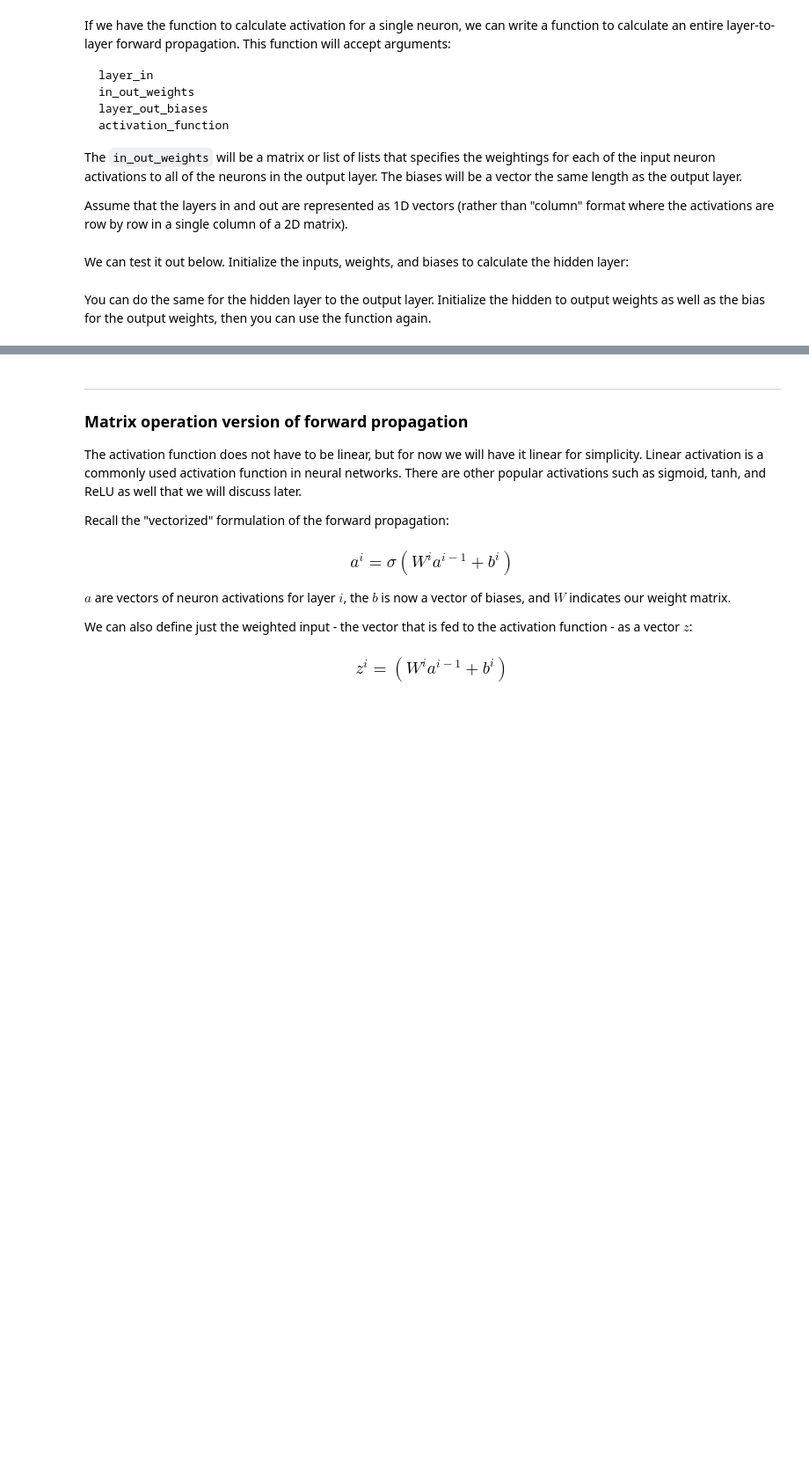
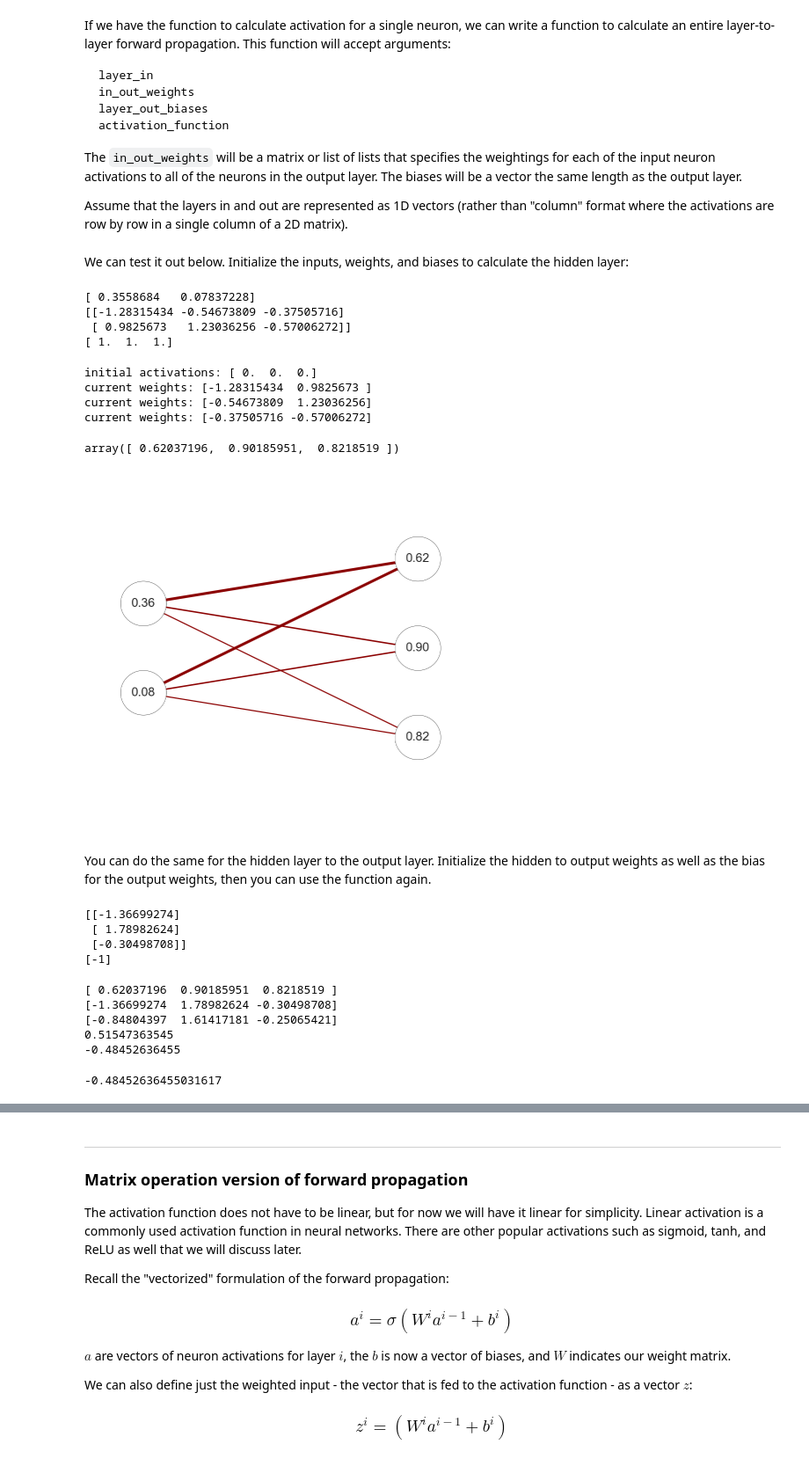
Before and after one commit to austinmwhaley/DSI-SF-4-austinmwhaley, a Jupyter notebook: curriculum/week-11/4.1-nnet-backprop/neural-networks-backpropagation.ipynb, the cells around one changed output, grey strips where cells are left out. Shown at 88% size. Saved outputs shown, nothing was run; the diff lists cells and outputs as text; code cells hidden in the pictures; blank space fills up the shorter version.

```diff
--- a/curriculum/week-11/4.1-nnet-backprop/neural-networks-backpropagation.ipynb
+++ b/curriculum/week-11/4.1-nnet-backprop/neural-networks-backpropagation.ipynb
@@ -129,0 +142,8 @@ First write a function to calculate the activation of a **single** neuron given
+# %%
+def single_activation(neurons, neuron_weights, bias, activation_func=linear):
+    activation = 0.
+    for n, w in zip(neurons, neuron_weights):
+        activation += n*w
+    activation += bias
+    activation = activation_func(activation)
+    return activation
@@ -138,7 +169,73 @@ If we have the function to calculate activation for a single neuron, we can writ
 The `in_out_weights` will be a matrix or list of lists that specifies the weightings for each of the input neuron activations to all of the neurons in the output layer. The biases will be a vector the same length as the output layer.
 
 Assume that the layers in and out are represented as 1D vectors (rather than "column" format where the activations are row by row in a single column of a 2D matrix).
+# %%
+def layer_activation(layer_in, in_out_weights, out_biases, activation_func=linear):
+    activations = np.zeros(in_out_weights.shape[1])
+    print 'initial activations:', activations
+    for col in range(in_out_weights.shape[1]):
+        current_weights = in_out_weights[:, col]
+        print 'current weights:', current_weights
+        current_bias = out_biases[col]
+        activations[col] = single_activation(layer_in, current_weights, current_bias,
+                                             activation_func=activation_func)
+    return activations
 # %% [markdown]
 We can test it out below. Initialize the inputs, weights, and biases to calculate the hidden layer:
+# %%
+input_act = np.random.uniform(-1, 1, size=2)
+input_to_hidden = np.random.randn(2, 3)
+hidden_biases = np.ones(3)
+
+print input_act
+print input_to_hidden
+print hidden_biases
+# %% [output]
+[ 0.3558684   0.07837228]
+[[-1.28315434 -0.54673809 -0.37505716]
+ [ 0.9825673   1.23036256 -0.57006272]]
+[ 1.  1.  1.]
+# %%
+hidden_act = layer_activation(input_act, input_to_hidden, hidden_biases)
+hidden_act
+# %% [output]
+initial activations: [ 0.  0.  0.]
+current weights: [-1.28315434  0.9825673 ]
+current weights: [-0.54673809  1.23036256]
+current weights: [-0.37505716 -0.57006272]
+array([ 0.62037196,  0.90185951,  0.8218519 ])
+# %%
+fig, ax = plt.subplots(figsize=(7, 7))
+ax.axis('off')
+draw_neural_net(ax, [2, 3], layer_activations=[input_act, hidden_act],
+                weights=input_to_hidden)
+# %% [output]
+[figure, added]
 # %% [markdown]
 You can do the same for the hidden layer to the output layer. Initialize the hidden to output weights as well as the bias for the output weights, then you can use the function again.
+# %%
+hidden_to_output = np.random.randn(3,1)
+print hidden_to_output
+output_bias = np.array([-1])
+print output_bias
+# %% [output]
+[[-1.36699274]
+ [ 1.78982624]
+ [-0.30498708]]
+[-1]
+# %%
+print hidden_act
+print hidden_to_output.T[0]
+print hidden_act * hidden_to_output.T[0]
+print np.sum(hidden_act * hidden_to_output.T[0])
+print np.sum(hidden_act * hidden_to_output.T[0]) -1
+# %% [output]
+[ 0.62037196  0.90185951  0.8218519 ]
+[-1.36699274  1.78982624 -0.30498708]
+[-0.84804397  1.61417181 -0.25065421]
+0.51547363545
+-0.48452636455
+# %%
+np.sum(hidden_act*hidden_to_output.T) -1
+# %% [output]
+-0.48452636455031617
```
Also changed, not shown: parts of 53 cells of this notebook.
